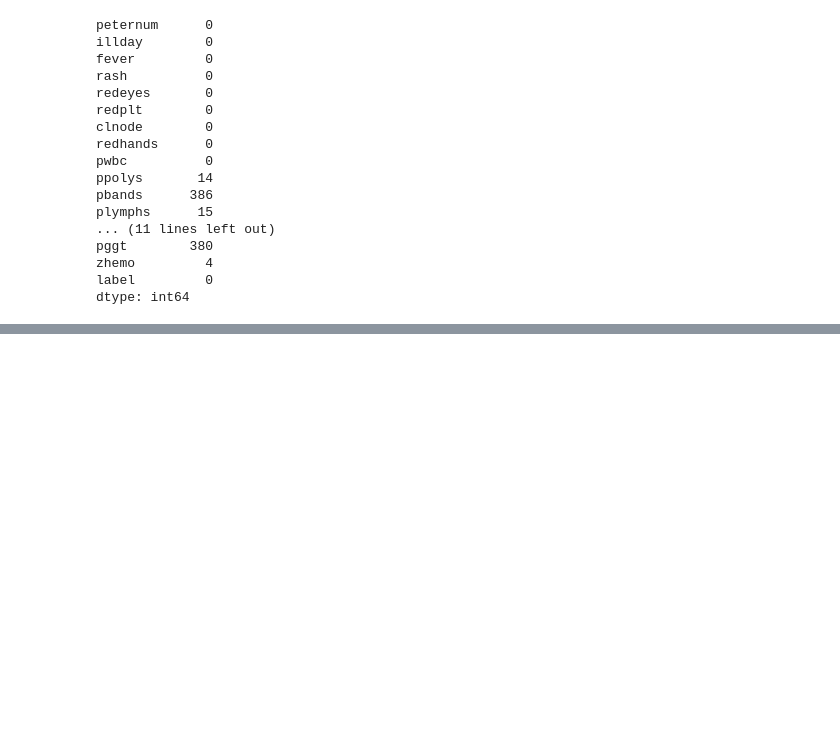
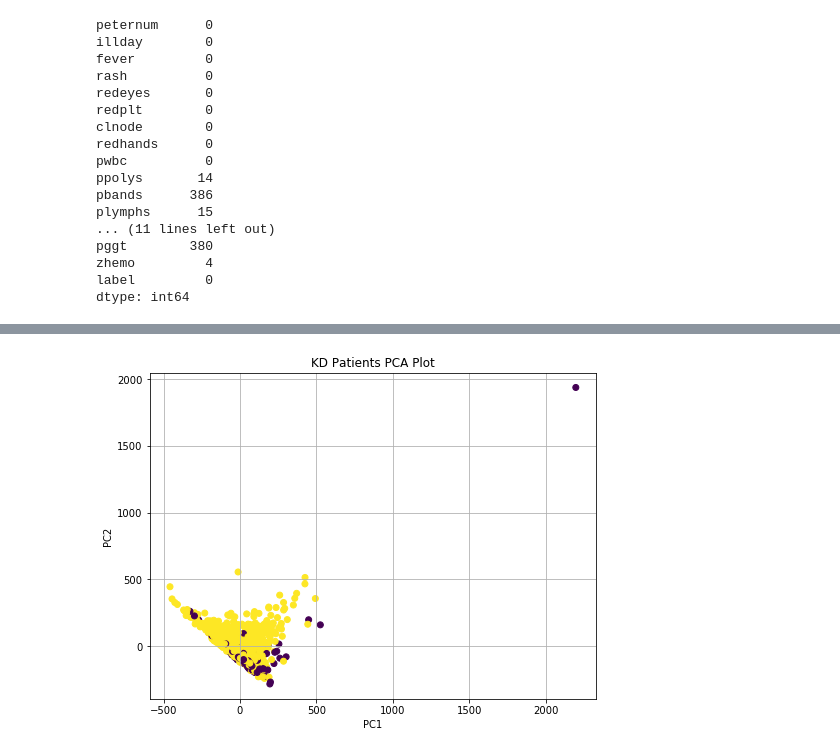
Before and after one commit to pelillian/machine-learning-kd-diagnosis, a Jupyter notebook: exploratory-analysis.ipynb, the cells around one changed output, grey strips where cells are left out. Drawn from its saved outputs; the diff is of its cells as text; code cells hidden in the pictures; blank space fills up the shorter version.

```diff
--- a/exploratory-analysis.ipynb
+++ b/exploratory-analysis.ipynb
@@ -120,0 +157,15 @@ df.corr()
+# %%
+# Show PCA plot with labels (yellow = has KD)
+plt.scatter(pca_output[:, 0], pca_output[:, 1], c=labels)
+plt.title("KD Patients PCA Plot")
+plt.xlabel("PC1")
+plt.ylabel("PC2")
+plt.grid()
+fig = plt.gcf()
+fig.set_size_inches(8, 6)
+
+plt.show()
+
+# looks like there's a huge outlier...
+# %% [output]
+[figure, added]
```
Also changed, not shown: parts of 14 cells of this notebook, 3 other files.
